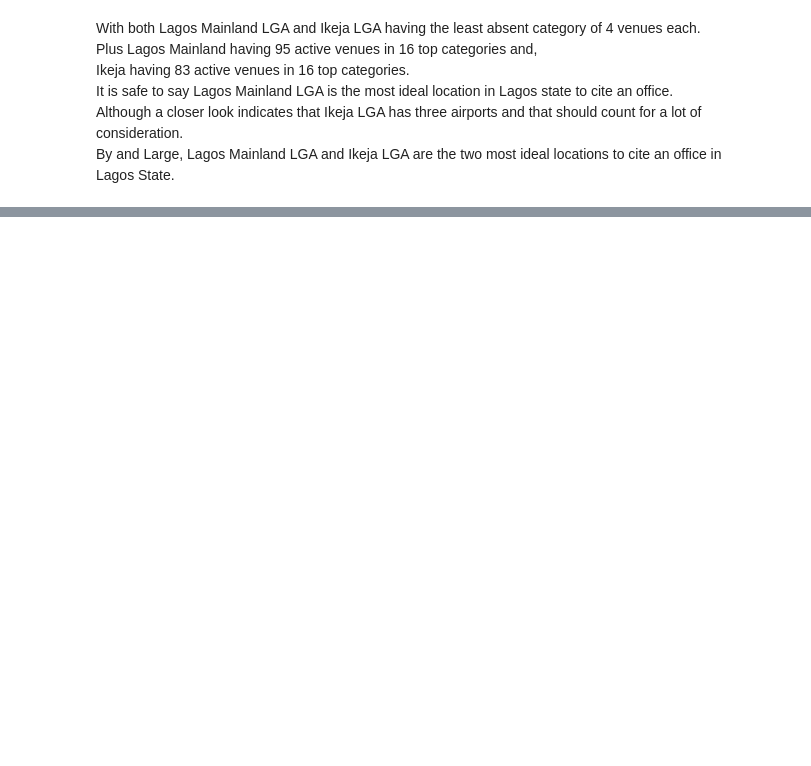
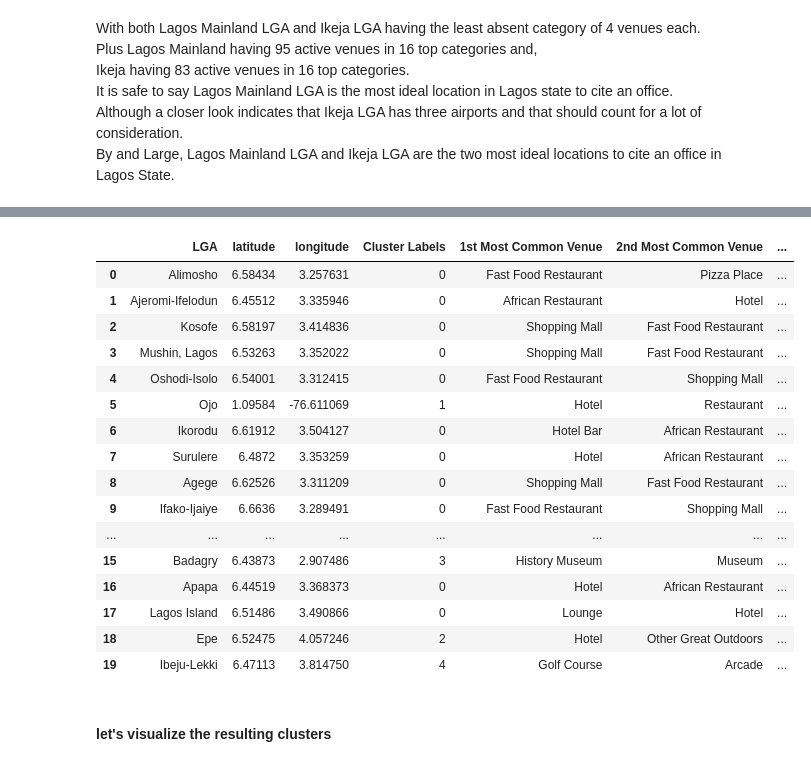
Before and after one commit to Lawrence-Krukrubo/IBM_Data_Specialization_Capstone_Project, a Jupyter notebook: applied_data_science_capstone_project.ipynb, the cells around one changed output, grey strips where cells are left out. Cells and saved outputs as stored; diff of their text form; code cells hidden in the pictures; blank space fills up the shorter version.

```diff
--- a/applied_data_science_capstone_project.ipynb
+++ b/applied_data_science_capstone_project.ipynb
@@ -979,0 +1297,21 @@ By and Large, Lagos Mainland LGA and Ikeja LGA are the two most ideal locations
+# %%
+num_top_venues = 10
+
+indicators = ['st', 'nd', 'rd']
+
+# create columns according to number of top venues
+columns = ['LGA']
+for ind in np.arange(num_top_venues):
+    try:
+        columns.append('{}{} Most Common Venue'.format(ind+1, indicators[ind]))
+    except:
+        columns.append('{}th Most Common Venue'.format(ind+1))
+
+# create a new dataframe
+lga_venues_sorted = pd.DataFrame(columns=columns)
+lga_venues_sorted['LGA'] = lagos_grouped['LGA']
+
+for ind in np.arange(lagos_grouped.shape[0]):
+    lga_venues_sorted.iloc[ind, 1:] = return_most_common_venues(lagos_grouped.iloc[ind, :], num_top_venues)
+
+lga_venues_sorted
@@ -979,0 +1342,11 @@ By and Large, Lagos Mainland LGA and Ikeja LGA are the two most ideal locations
+# %%
+# set number of clusters
+kclusters = 5
+
+lagos_grouped_clustering = lagos_grouped.drop('LGA', 1)
+
+# run k-means clustering
+kmeans = KMeans(n_clusters=kclusters, random_state=0).fit(lagos_grouped_clustering)
+
+# check cluster labels generated for each row in the dataframe
+kmeans.labels_
@@ -979,0 +1367,31 @@ By and Large, Lagos Mainland LGA and Ikeja LGA are the two most ideal locations
+# %%
+# insert clustering labels
+lga_venues_sorted.insert(0, 'Cluster Labels', kmeans.labels_)
+
+# Let's select LGA, latitude and longitude data columns from lagos_df
+lagos_merged = lagos_df[['LGA', 'latitude', 'longitude']]
+
+# merge toronto_grouped with toronto_data to add latitude/longitude for each neighborhood
+lagos_merged = lagos_merged.join(lga_venues_sorted.set_index('LGA'), on='LGA')
+# %%
+lagos_merged
+# %% [output]
+|  | LGA | latitude | longitude | Cluster Labels | 1st Most Common Venue | 2nd Most Common Venue | ... |
+| 0 | Alimosho | 6.58434 | 3.257631 | 0 | Fast Food Restaurant | Pizza Place | ... |
+| 1 | Ajeromi-Ifelodun | 6.45512 | 3.335946 | 0 | African Restaurant | Hotel | ... |
+| 2 | Kosofe | 6.58197 | 3.414836 | 0 | Shopping Mall | Fast Food Restaurant | ... |
+| 3 | Mushin, Lagos | 6.53263 | 3.352022 | 0 | Shopping Mall | Fast Food Restaurant | ... |
+| 4 | Oshodi-Isolo | 6.54001 | 3.312415 | 0 | Fast Food Restaurant | Shopping Mall | ... |
+| 5 | Ojo | 1.09584 | -76.611069 | 1 | Hotel | Restaurant | ... |
+| 6 | Ikorodu | 6.61912 | 3.504127 | 0 | Hotel Bar | African Restaurant | ... |
+| 7 | Surulere | 6.4872 | 3.353259 | 0 | Hotel | African Restaurant | ... |
+| 8 | Agege | 6.62526 | 3.311209 | 0 | Shopping Mall | Fast Food Restaurant | ... |
+| 9 | Ifako-Ijaiye | 6.6636 | 3.289491 | 0 | Fast Food Restaurant | Shopping Mall | ... |
+| ... | ... | ... | ... | ... | ... | ... | ... |
+| 15 | Badagry | 6.43873 | 2.907486 | 3 | History Museum | Museum | ... |
+| 16 | Apapa | 6.44519 | 3.368373 | 0 | Hotel | African Restaurant | ... |
+| 17 | Lagos Island | 6.51486 | 3.490866 | 0 | Lounge | Hotel | ... |
+| 18 | Epe | 6.52475 | 4.057246 | 2 | Hotel | Other Great Outdoors | ... |
+| 19 | Ibeju-Lekki | 6.47113 | 3.814750 | 4 | Golf Course | Arcade | ... |
+# %% [markdown]
+####  let's visualize the resulting clusters
```
Also changed, not shown: parts of 66 cells of this notebook.
